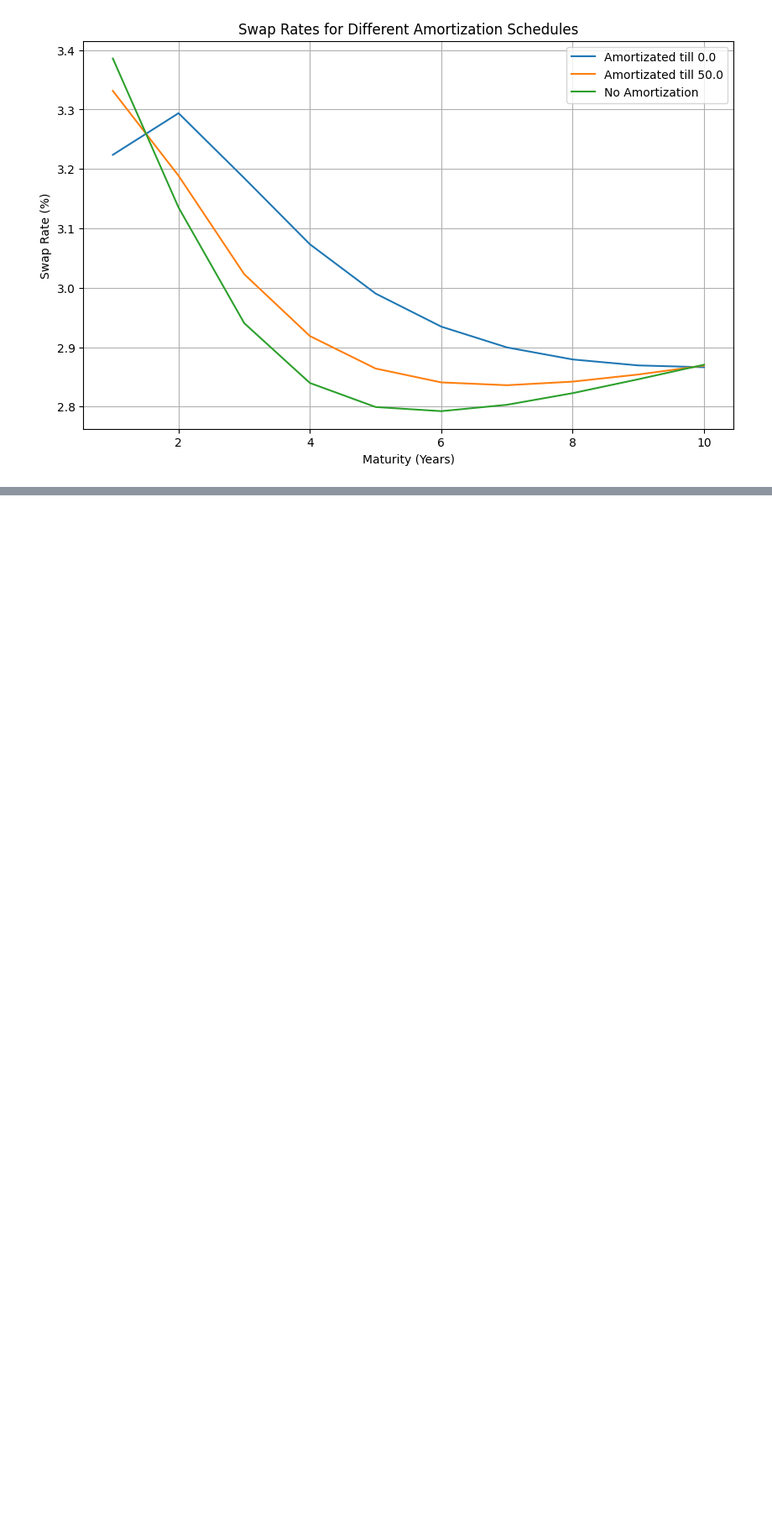
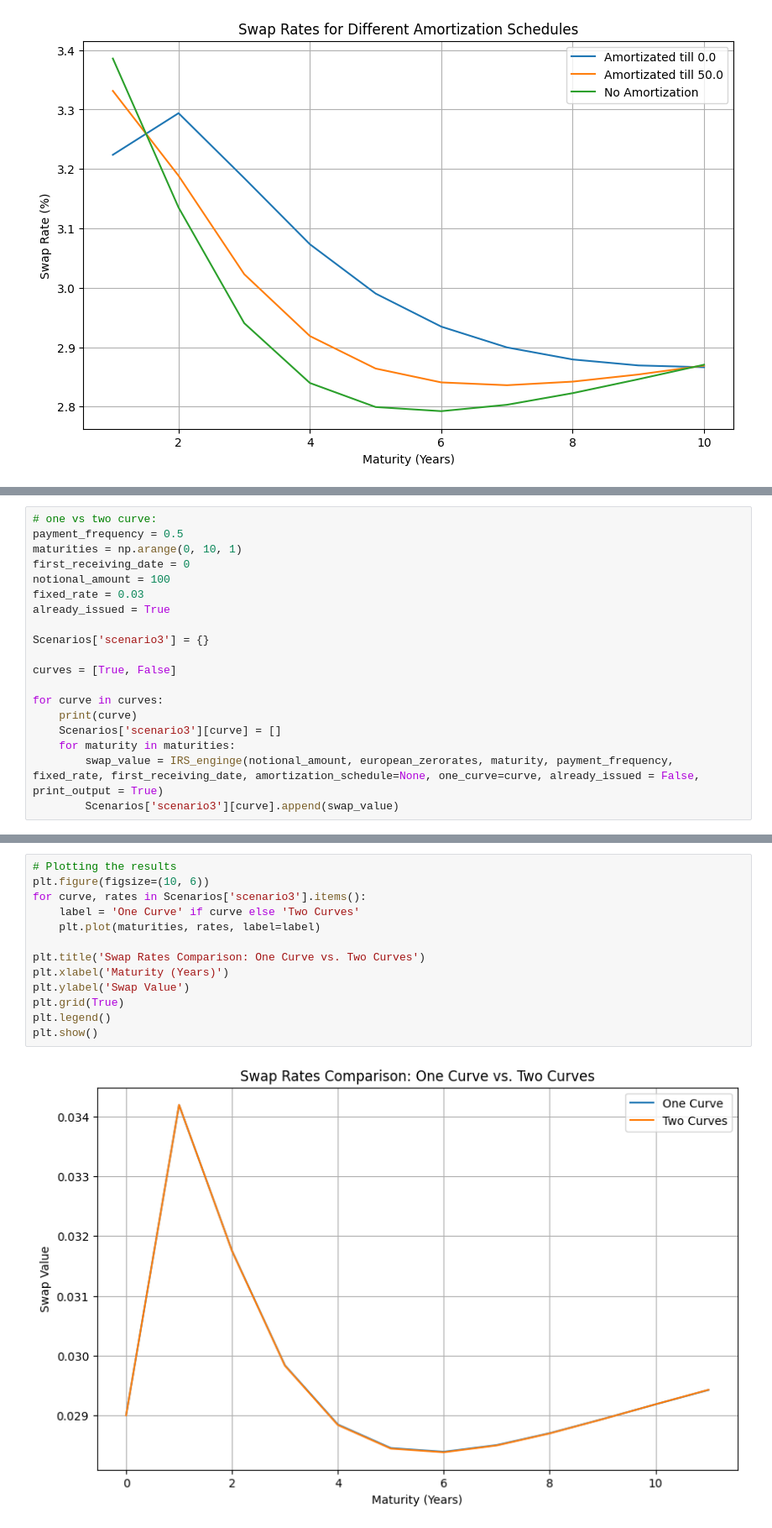
Before and after one commit to Lebramjames/E_FIN_SPFDM, a Jupyter notebook: assignment 1/assignment1_spfdm_group1_1.ipynb, the cells around one changed output, grey strips where cells are left out. Shown at 84% size. Drawn from its saved outputs; the diff is of its cells as text; blank space fills up the shorter version.

```diff
--- a/assignment 1/assignment1_spfdm_group1_1.ipynb
+++ b/assignment 1/assignment1_spfdm_group1_1.ipynb
@@ -332,0 +333,19 @@ plot.plot_bumped_swap_rates(Scenarios, maturities, fixed_rate)
+# %%
+# one vs two curve:
+payment_frequency = 0.5
+maturities = np.arange(0, 10, 1)
+first_receiving_date = 0
+notional_amount = 100
+fixed_rate = 0.03
+already_issued = True
+
+Scenarios['scenario3'] = {}
+
+curves = [True, False]
+
+for curve in curves:
+    print(curve)
+    Scenarios['scenario3'][curve] = []
+    for maturity in maturities:
+        swap_value = IRS_enginge(notional_amount, european_zerorates, maturity, payment_frequency, fixed_rate, first_receiving_date, amortization_schedule=None, one_curve=curve, already_issued = False, print_output = True)
+        Scenarios['scenario3'][curve].append(swap_value)
@@ -332,0 +390,15 @@ plot.plot_bumped_swap_rates(Scenarios, maturities, fixed_rate)
+# %%
+# Plotting the results
+plt.figure(figsize=(10, 6))
+for curve, rates in Scenarios['scenario3'].items():
+    label = 'One Curve' if curve else 'Two Curves'
+    plt.plot(maturities, rates, label=label)
+
+plt.title('Swap Rates Comparison: One Curve vs. Two Curves')
+plt.xlabel('Maturity (Years)')
+plt.ylabel('Swap Value')
+plt.grid(True)
+plt.legend()
+plt.show()
+# %% [output]
+[figure, added]
```
Also changed, not shown: parts of 4 cells of this notebook, 3 other files.
